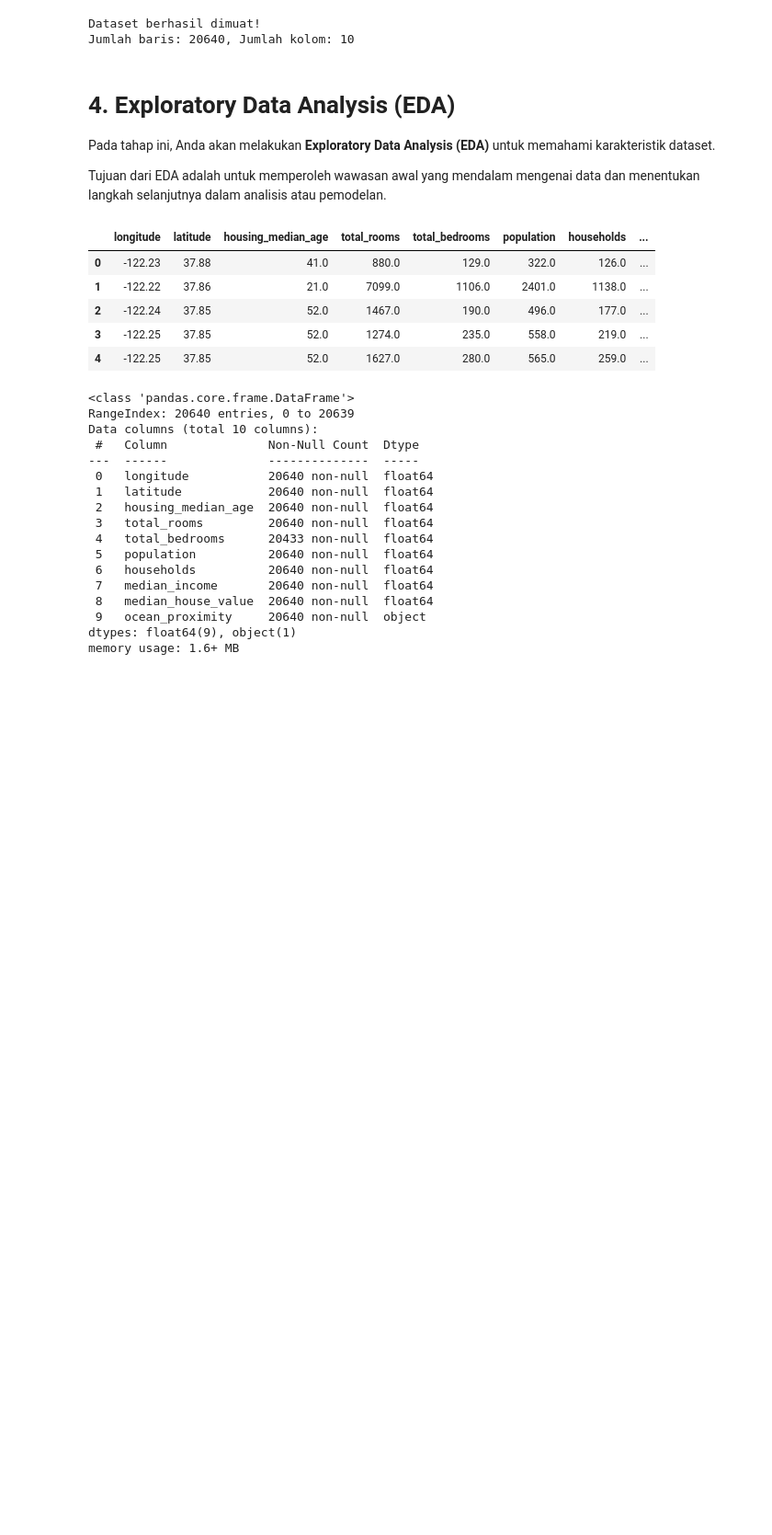
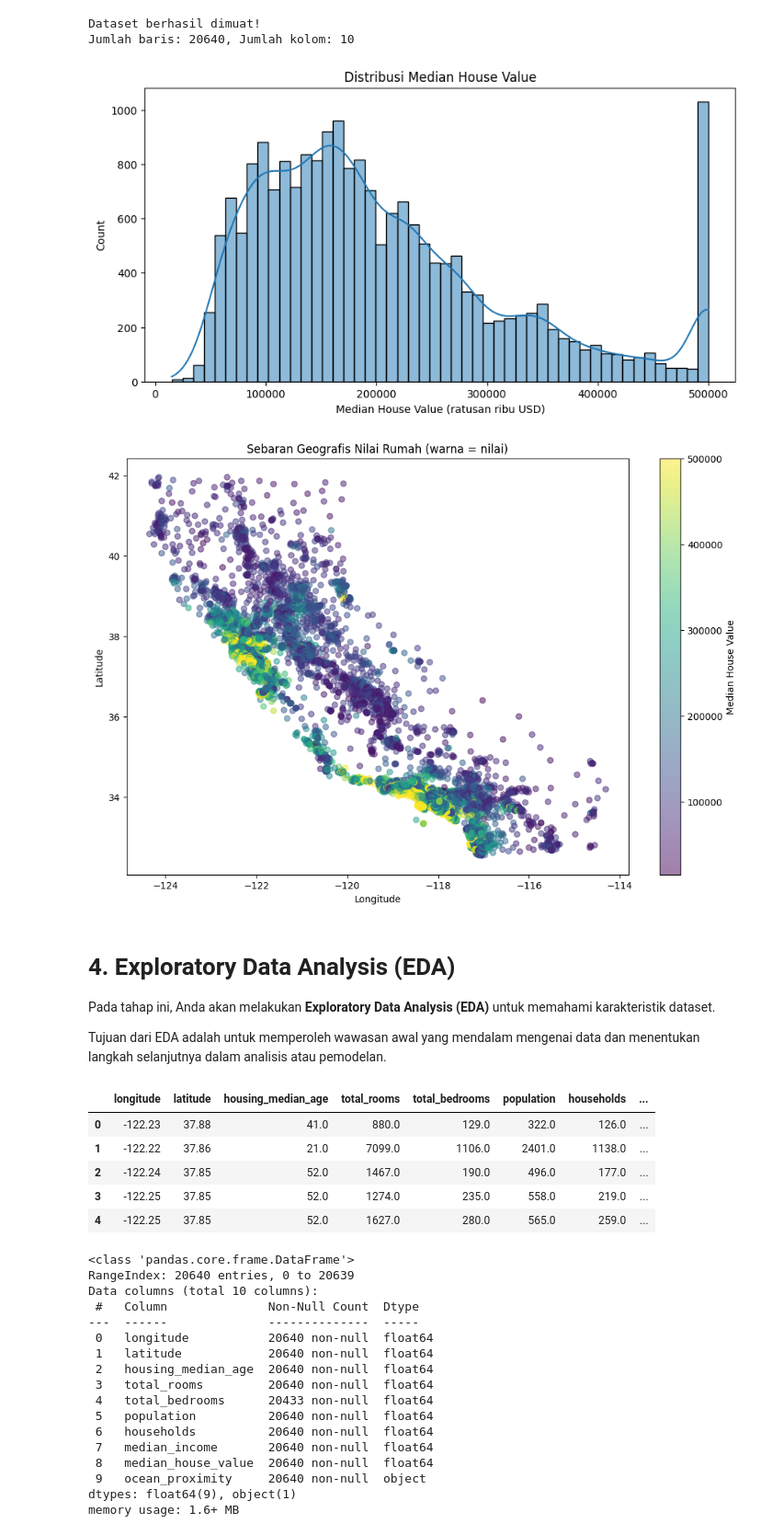
Before and after one commit to Ashaaardtp/Eksperimen_SML_Pasha, a Jupyter notebook: preprocessing/Eksperimen_MSML_Pasha_Rdp.ipynb, the cells around one changed output. Shown at 92% size. Drawn from its saved outputs; the diff is of its cells as text; code cells hidden in the pictures; blank space fills up the shorter version.

```diff
--- a/preprocessing/Eksperimen_MSML_Pasha_Rdp.ipynb
+++ b/preprocessing/Eksperimen_MSML_Pasha_Rdp.ipynb
@@ -59,6 +68,23 @@ print(f"Jumlah baris: {df.shape[0]}, Jumlah kolom: {df.shape[1]}")
 # %% [output]
 Dataset berhasil dimuat!
 Jumlah baris: 20640, Jumlah kolom: 10
+# %%
+plt.figure(figsize=(10,5))
+sns.histplot(df['median_house_value'], bins=50, kde=True)
+plt.title('Distribusi Median House Value')
+plt.xlabel('Median House Value (ratusan ribu USD)')
+plt.show()
+
+plt.figure(figsize=(12,8))
+scatter = plt.scatter(df['longitude'], df['latitude'], c=df['median_house_value'], cmap='viridis', alpha=0.5)
+plt.colorbar(scatter, label='Median House Value')
+plt.title('Sebaran Geografis Nilai Rumah (warna = nilai)')
+plt.xlabel('Longitude')
+plt.ylabel('Latitude')
+plt.show()
+# %% [output]
+[figure, added]
+[figure, added]
 # %% [markdown]
 # **4. Exploratory Data Analysis (EDA)**
 
```
Also changed, not shown: parts of 2 cells of this notebook.
